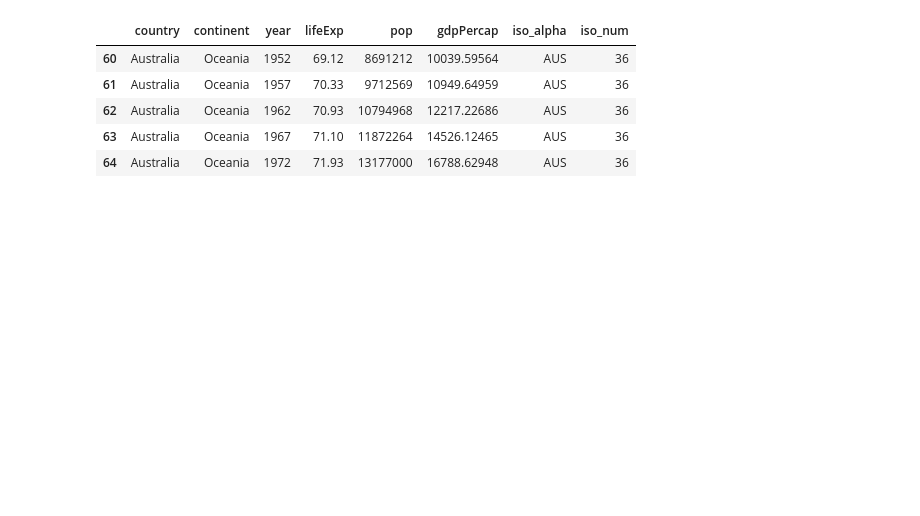
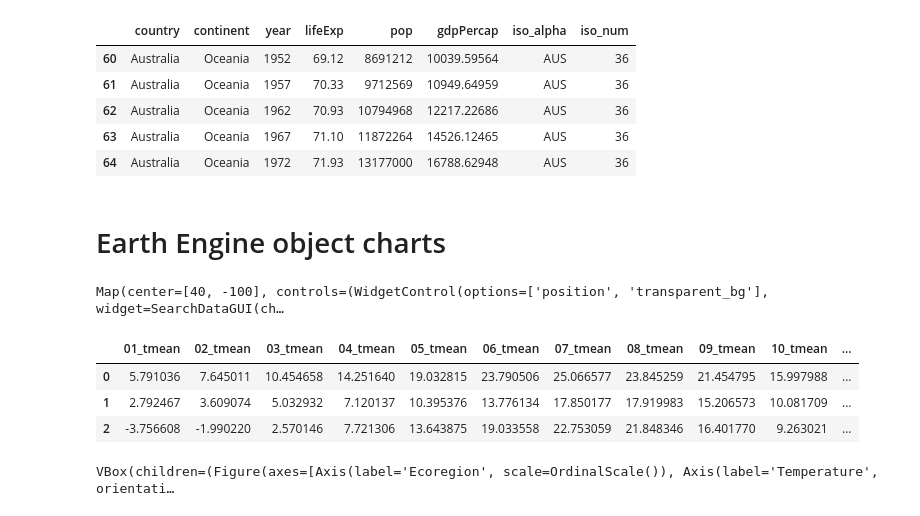
Before and after one commit to zyang91/spatial_data_management, a Jupyter notebook: notes/lecture17.ipynb, the cells around one changed output. Drawn from its saved outputs; the diff is of its cells as text; code cells hidden in the pictures; blank space fills up the shorter version.

Commit message:
updated chart

```diff
--- a/notes/lecture17.ipynb
+++ b/notes/lecture17.ipynb
@@ -124,0 +137,2 @@ geemap.line_chart(
+# %% [markdown]
+# Earth Engine object charts
@@ -124,0 +141,16 @@ geemap.line_chart(
+# %%
+m= geemap.Map(center=[40, -100], zoom=4)
+collection= ee.FeatureCollection('projects/google/charts_feature_example')
+m.addLayer(collection, {}, 'Features')
+m
+# %% [output]
+Map(center=[40, -100], controls=(WidgetControl(options=['position', 'transparent_bg'], widget=SearchDataGUI(ch…
+# %%
+features = collection.select('[0-9][0-9]_tmean|label')
+df = geemap.ee_to_df(features, sort_columns=True)
+df
+# %% [output]
+|  | 01_tmean | 02_tmean | 03_tmean | 04_tmean | 05_tmean | 06_tmean | 07_tmean | 08_tmean | 09_tmean | 10_tmean | ... |
+| 0 | 5.791036 | 7.645011 | 10.454658 | 14.251640 | 19.032815 | 23.790506 | 25.066577 | 23.845259 | 21.454795 | 15.997988 | ... |
+| 1 | 2.792467 | 3.609074 | 5.032932 | 7.120137 | 10.395376 | 13.776134 | 17.850177 | 17.919983 | 15.206573 | 10.081709 | ... |
+| 2 | -3.756608 | -1.990220 | 2.570146 | 7.721306 | 13.643875 | 19.033558 | 22.753059 | 21.848346 | 16.401770 | 9.263021 | ... |
@@ -124,0 +202,4 @@ geemap.line_chart(
+# %%
+chart.feature_byFeature(features, xProperty, yProperties, **options)
+# %% [output]
+VBox(children=(Figure(axes=[Axis(label='Ecoregion', scale=OrdinalScale()), Axis(label='Temperature', orientati…
```
Also changed, not shown: parts of 4 cells of this notebook.
